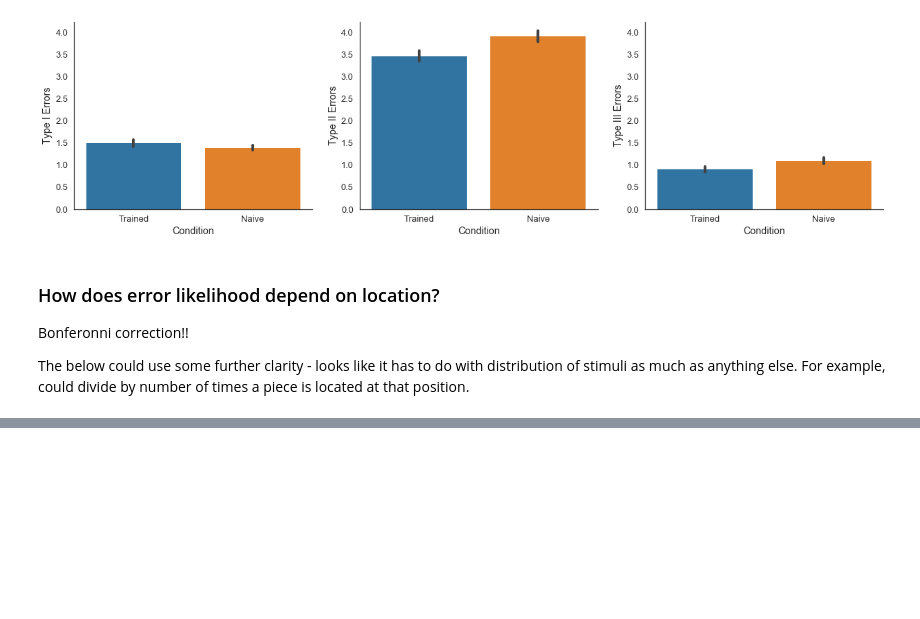
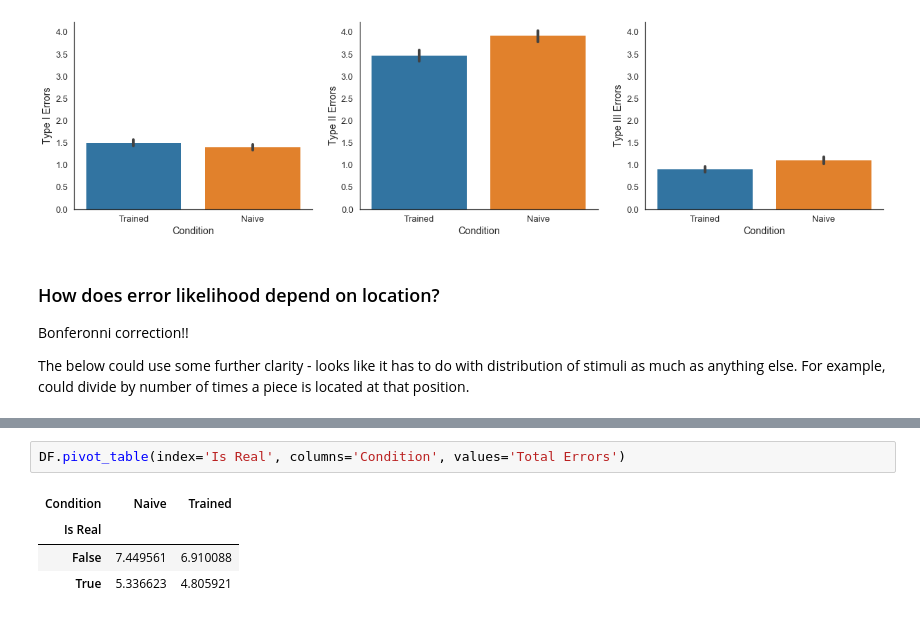
Before and after one commit to galbiati/mnk-cleaning-analysis, a Jupyter notebook: src/4 Data Cleaning and Exploration.ipynb, the cells around one changed output, grey strips where cells are left out. Saved outputs shown, nothing was run; the diff lists cells and outputs as text; blank space fills up the shorter version.

```diff
--- a/src/4 Data Cleaning and Exploration.ipynb
+++ b/src/4 Data Cleaning and Exploration.ipynb
@@ -347,0 +235,7 @@ Going away soon; will live on in Github's memory
+# %%
+DF.pivot_table(index='Is Real', columns='Condition', values='Total Errors')
+# %% [output]
+| Condition | Naive | Trained |
+| Is Real |  |  |
+| False | 7.449561 | 6.910088 |
+| True | 5.336623 | 4.805921 |
```
Also changed, not shown: parts of 11 cells of this notebook, 14 other files.
